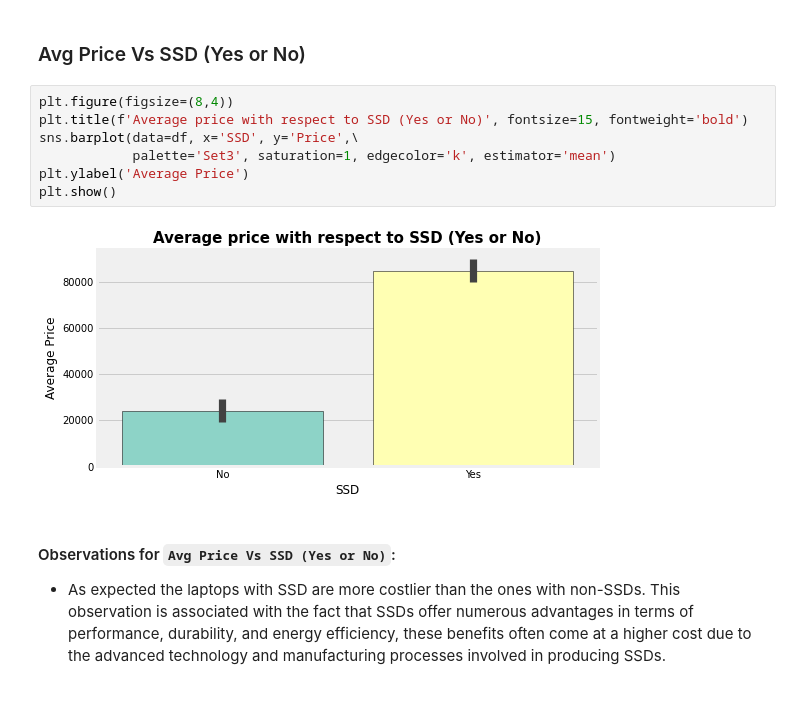
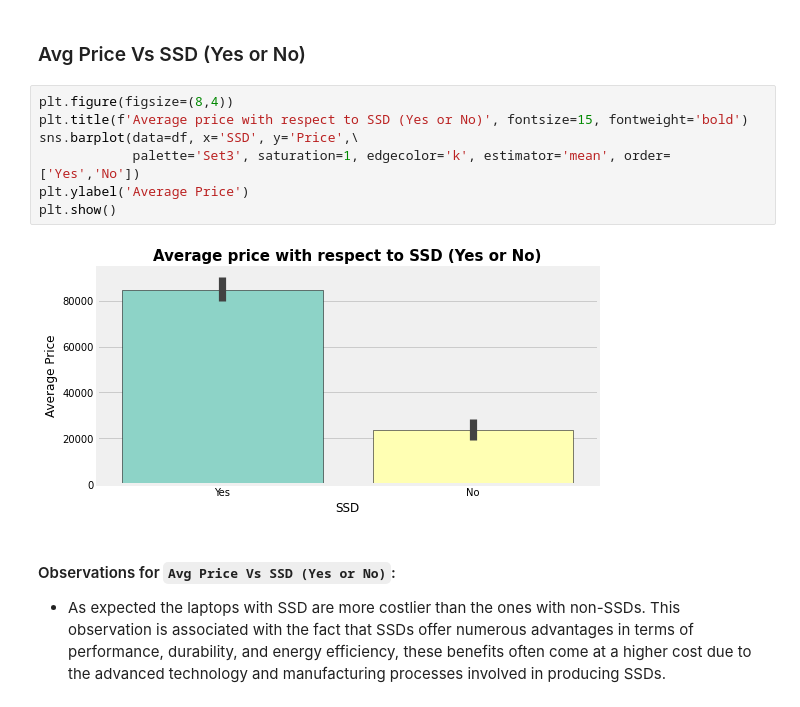
Before and after one commit to Kartik-137/EDA-on-Laptops-prices-2023, a Jupyter notebook: EDA_LaptopsData.ipynb, the cells around one changed output. Saved outputs shown, nothing was run; the diff lists cells and outputs as text.

```diff
--- a/EDA_LaptopsData.ipynb
+++ b/EDA_LaptopsData.ipynb
@@ -931,12 +931,12 @@ avg_price_with('Processor Brand')
 # %%
 plt.figure(figsize=(8,4))
 plt.title(f'Average price with respect to SSD (Yes or No)', fontsize=15, fontweight='bold')
 sns.barplot(data=df, x='SSD', y='Price',\
-            palette='Set3', saturation=1, edgecolor='k', estimator='mean')
+            palette='Set3', saturation=1, edgecolor='k', estimator='mean', order=['Yes','No'])
 plt.ylabel('Average Price')
 plt.show()
 # %% [output]
-[figure, old version]
+[figure, new version]
 # %% [markdown]
 #### Observations for `Avg Price Vs SSD (Yes or No)`:
 - As expected the laptops with SSD are more costlier than the ones with non-SSDs. This observation is associated with the fact that SSDs offer numerous advantages in terms of performance, durability, and energy efficiency, these benefits often come at a higher cost due to the advanced technology and manufacturing processes involved in producing SSDs.
```
Also changed, not shown: parts of 3 cells of this notebook.
